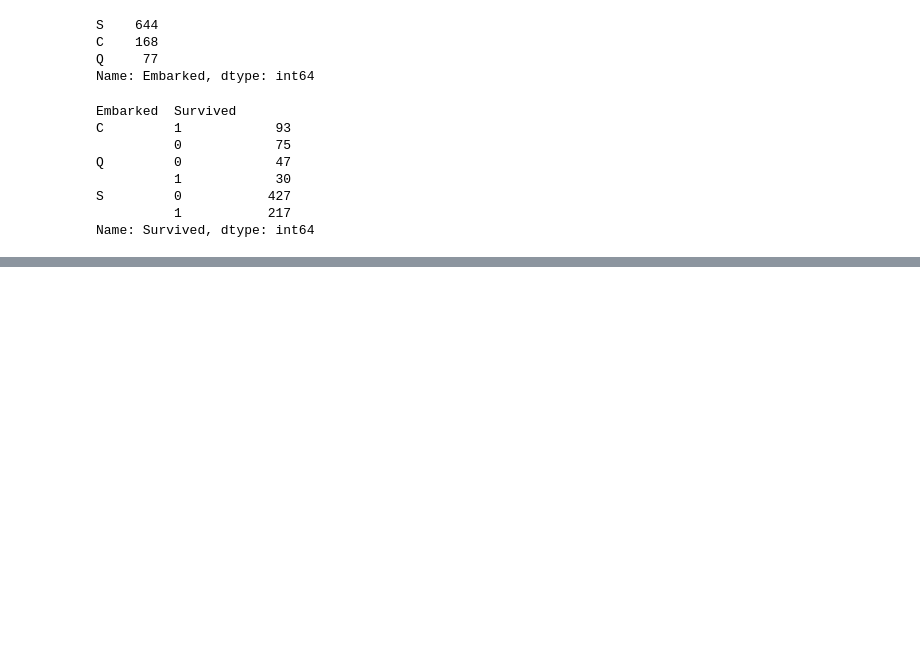
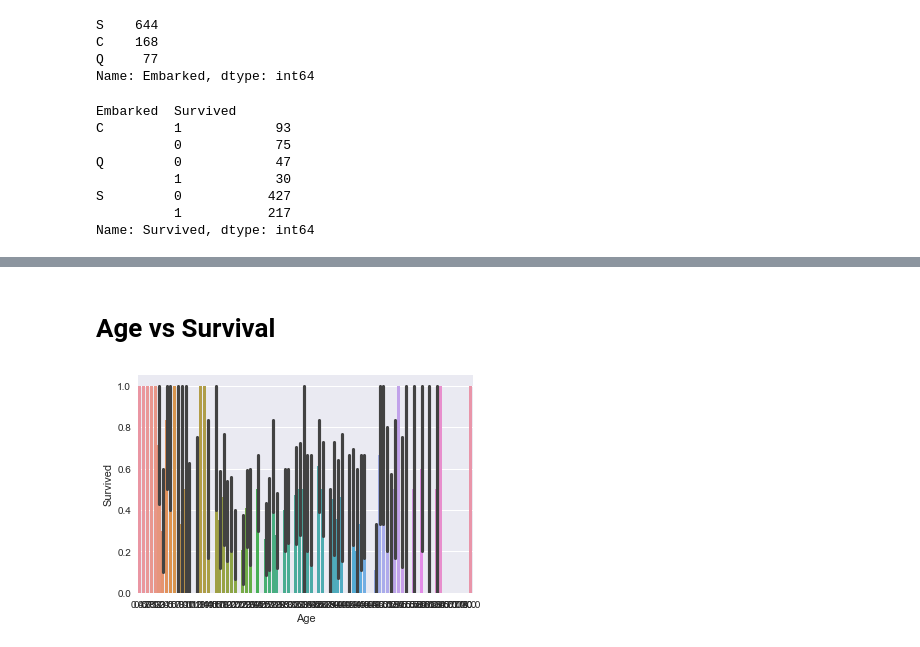
Before and after one commit to Gurjeetkaur31/Titanic_Survival, a Jupyter notebook: Titanic_Survival.ipynb, the cells around one changed output, grey strips where cells are left out. Drawn from its saved outputs; the diff is of its cells as text; code cells hidden in the pictures; blank space fills up the shorter version.

Commit message:
Data Visulisation

```diff
--- a/Titanic_Survival.ipynb
+++ b/Titanic_Survival.ipynb
@@ -384,0 +390,4 @@ Name: Survived, dtype: int64
+# %%
+import seaborn as sns
+sns.set()
+import pandas as pd
@@ -384,0 +407,7 @@ Name: Survived, dtype: int64
+# %% [markdown]
+# Age vs Survival
+# %%
+sns.barplot(x='Age', y='Survived', data=df)
+sns.despine()
+# %% [output]
+[figure, added]
```
Also changed, not shown: parts of 34 cells of this notebook.
